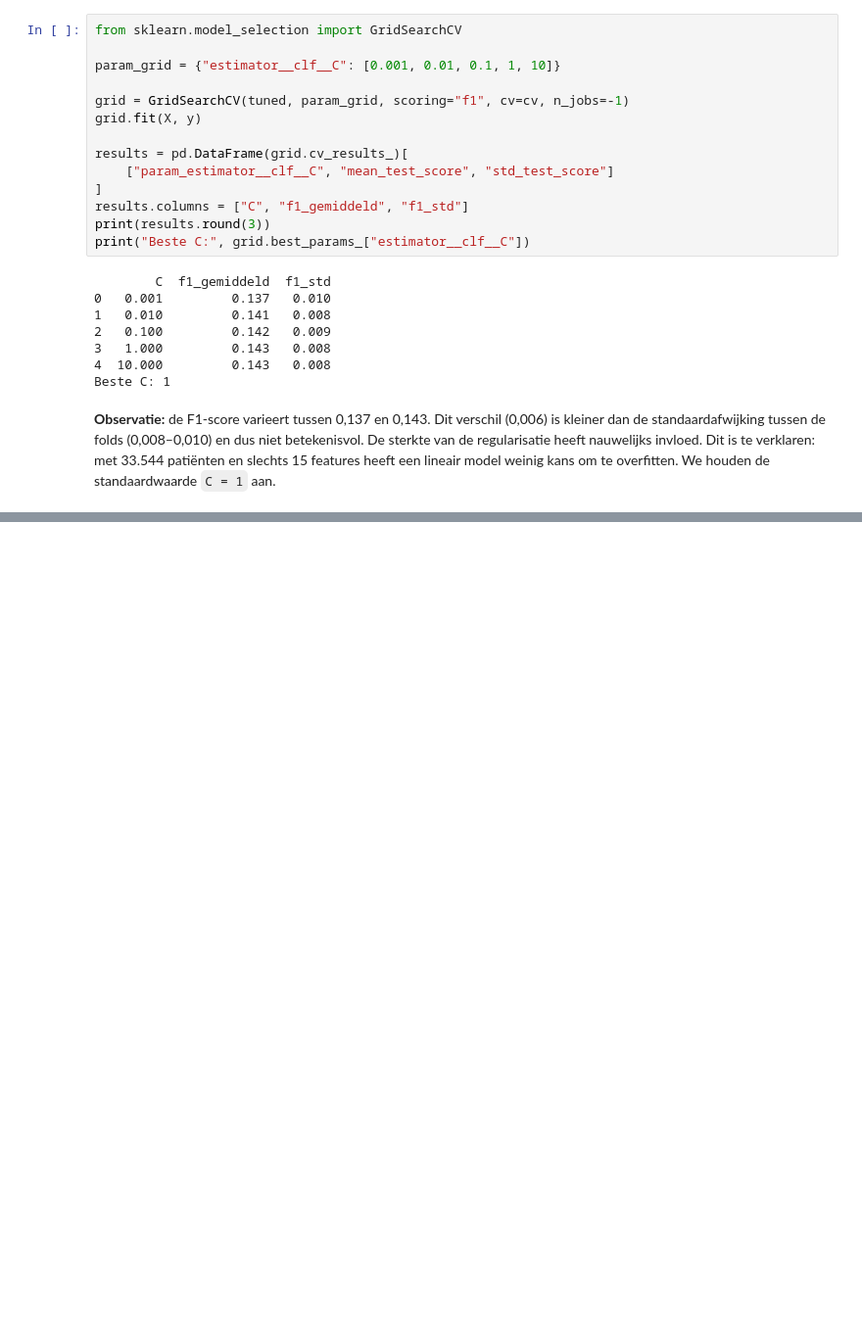
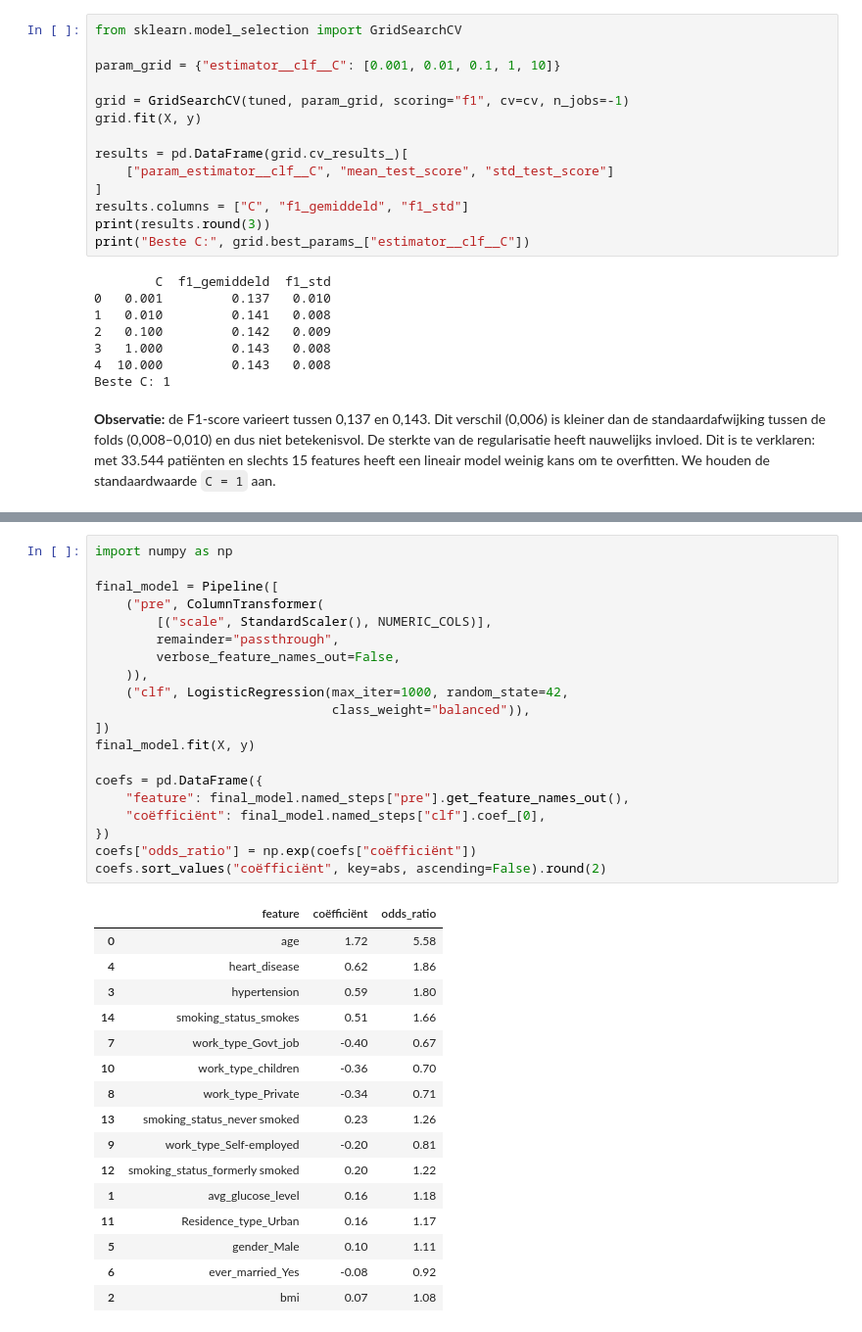
Before and after one commit to Gamal-alsa2026/Predicting-stroke-2026-27, a Jupyter notebook: notebooks/04_logreg.ipynb, the cells around one changed output, grey strips where cells are left out. Shown at 98% size. Drawn from its saved outputs; the diff is of its cells as text; blank space fills up the shorter version.

Commit message:
Logistic regression: coëfficiënten en Kaggle-submission

```diff
--- a/notebooks/04_logreg.ipynb
+++ b/notebooks/04_logreg.ipynb
@@ -227,0 +237,37 @@ Beste C: 1
+# %%
+import numpy as np
+
+final_model = Pipeline([
+    ("pre", ColumnTransformer(
+        [("scale", StandardScaler(), NUMERIC_COLS)],
+        remainder="passthrough",
+        verbose_feature_names_out=False,
+    )),
+    ("clf", LogisticRegression(max_iter=1000, random_state=42,
+                               class_weight="balanced")),
+])
+final_model.fit(X, y)
+
+coefs = pd.DataFrame({
+    "feature": final_model.named_steps["pre"].get_feature_names_out(),
+    "coëfficiënt": final_model.named_steps["clf"].coef_[0],
+})
+coefs["odds_ratio"] = np.exp(coefs["coëfficiënt"])
+coefs.sort_values("coëfficiënt", key=abs, ascending=False).round(2)
+# %% [output]
+|  | feature | coëfficiënt | odds_ratio |
+| 0 | age | 1.72 | 5.58 |
+| 4 | heart_disease | 0.62 | 1.86 |
+| 3 | hypertension | 0.59 | 1.80 |
+| 14 | smoking_status_smokes | 0.51 | 1.66 |
+| 7 | work_type_Govt_job | -0.40 | 0.67 |
+| 10 | work_type_children | -0.36 | 0.70 |
+| 8 | work_type_Private | -0.34 | 0.71 |
+| 13 | smoking_status_never smoked | 0.23 | 1.26 |
+| 9 | work_type_Self-employed | -0.20 | 0.81 |
+| 12 | smoking_status_formerly smoked | 0.20 | 1.22 |
+| 1 | avg_glucose_level | 0.16 | 1.18 |
+| 11 | Residence_type_Urban | 0.16 | 1.17 |
+| 5 | gender_Male | 0.10 | 1.11 |
+| 6 | ever_married_Yes | -0.08 | 0.92 |
+| 2 | bmi | 0.07 | 1.08 |
```
Also changed, not shown: parts of 5 cells of this notebook.
